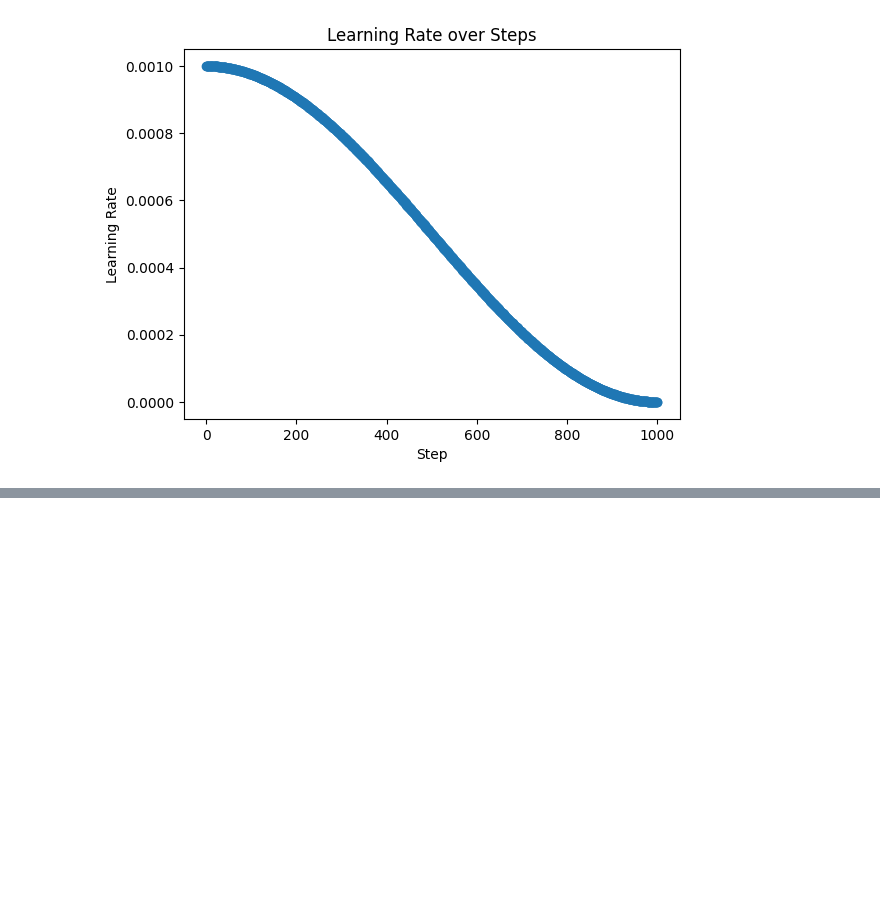
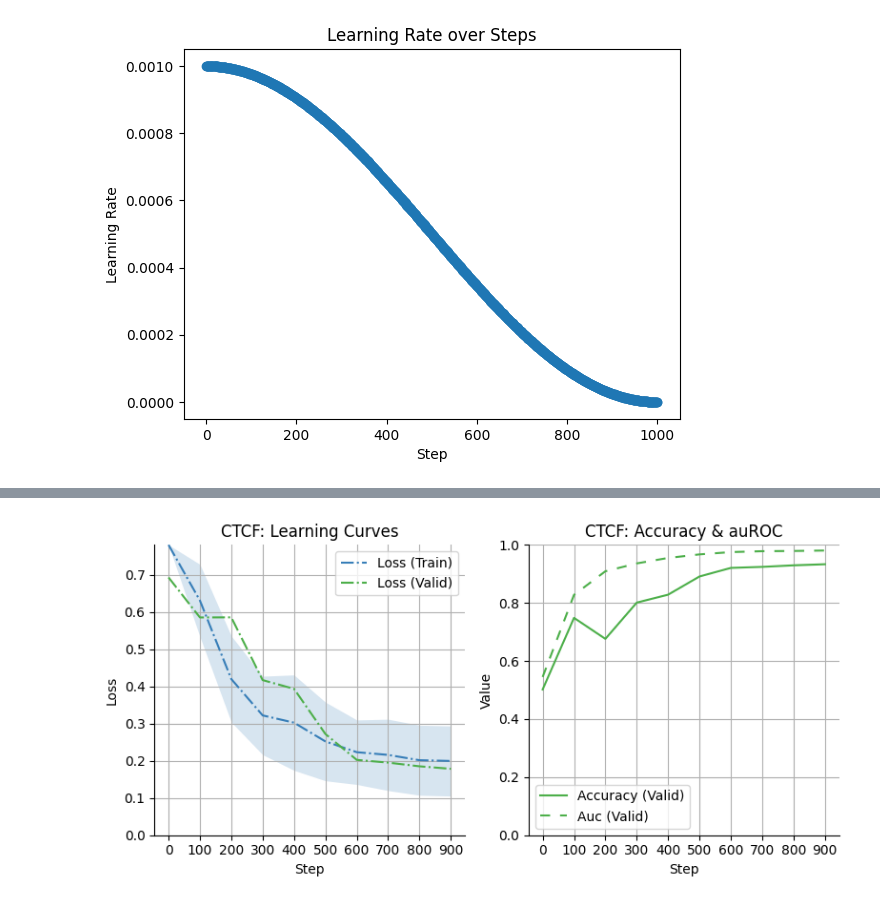
Before and after one commit to justjs4evr/ml-study-notes, a Jupyter notebook: dl_4bio/ch3.ipynb, the cells around one changed output, grey strips where cells are left out. Cells and saved outputs as stored; diff of their text form; code cells hidden in the pictures; blank space fills up the shorter version.

```diff
--- a/dl_4bio/ch3.ipynb
+++ b/dl_4bio/ch3.ipynb
@@ -756,3 +756,12 @@ for transcription_factor in transcription_factors:
         eval_every = 100,
         store_path = f"C:/Users/justc/Documents/ml-study-notes/dlfb-clone/assets/dna/models/{transcription_factor}",
     )
+
+    tf_metrics.update({transcription_factor: metrics})
+# %%
+from dlfb.dna.inspect import plot_learning
+
+tf = "CTCF"
+plot_learning(tf_metrics[tf], tf);
+# %% [output]
+[figure, added]
```
Also changed, not shown: parts of 23 cells of this notebook.
